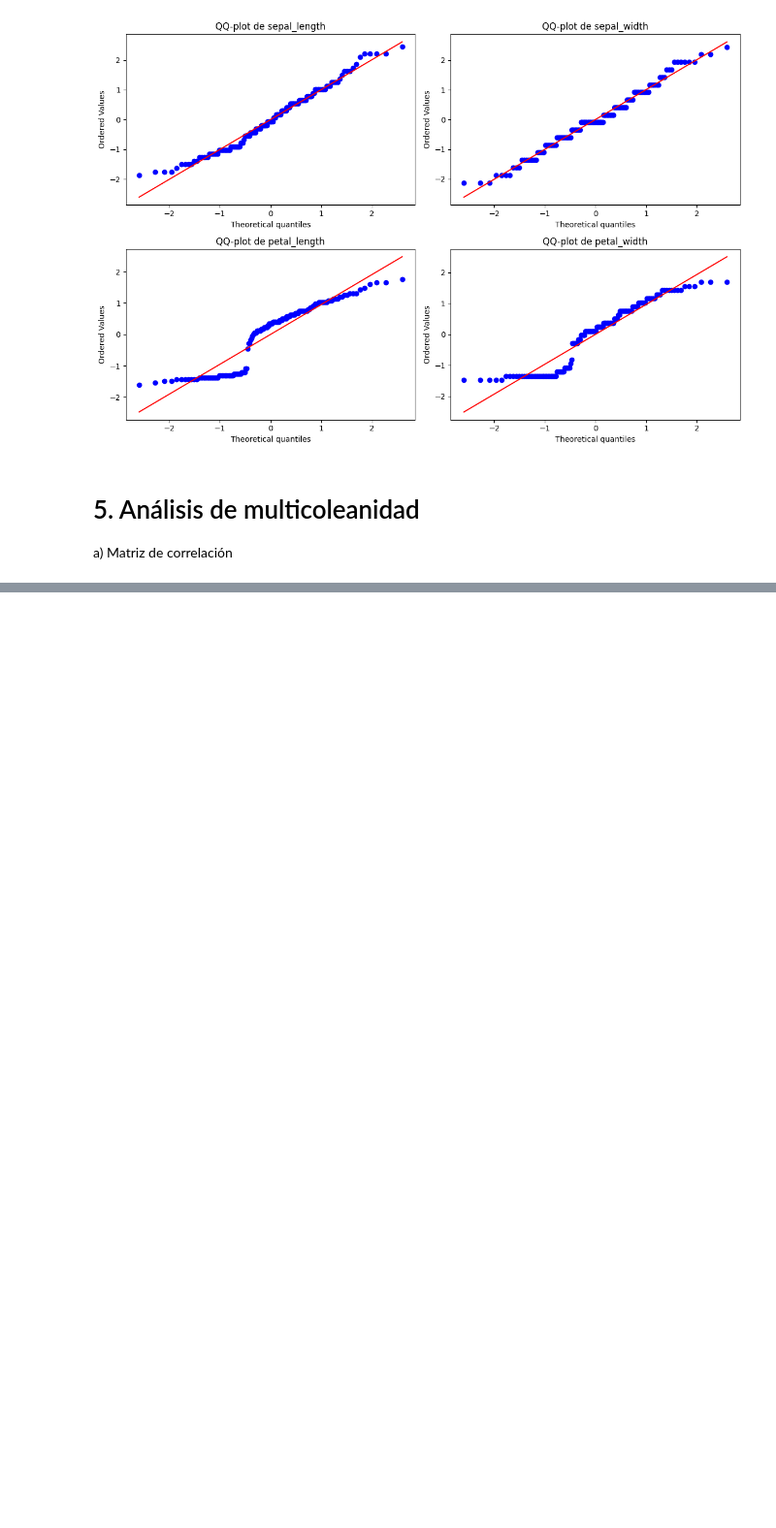
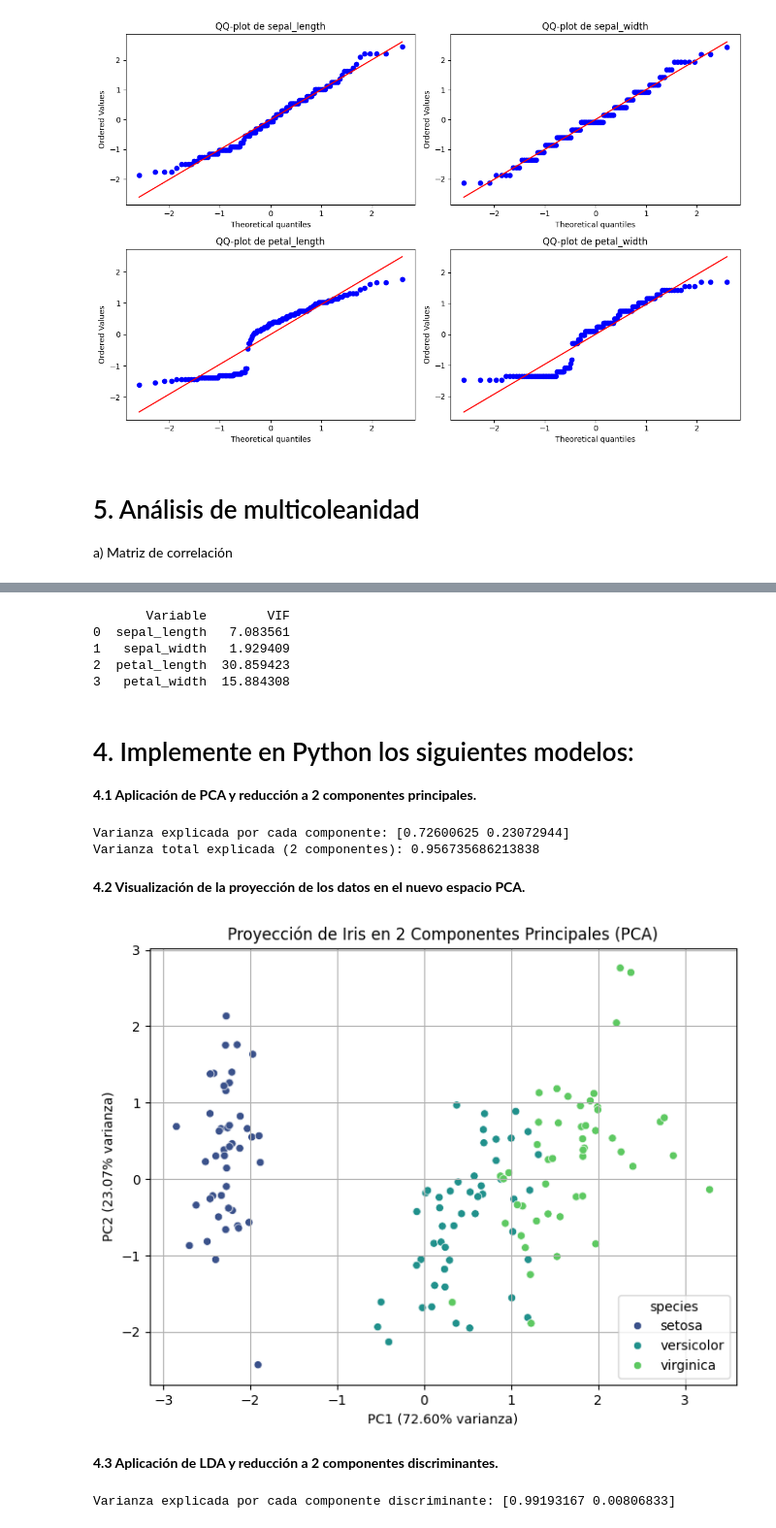
Before and after one commit to dunkelheitEXE/PythonLab, a Jupyter notebook: Tarea2.ipynb, the cells around one changed output, grey strips where cells are left out. Shown: that part at 97% size. Drawn from its saved outputs; the diff is of its cells as text; code cells hidden in the pictures; blank space fills up the shorter version.

```diff
--- a/Tarea2.ipynb
+++ b/Tarea2.ipynb
@@ -90,0 +101,61 @@ a) Matriz de correlación
+# %%
+vif_data = pd.DataFrame()
+vif_data["Variable"] = numeric_cols
+vif_data["VIF"] = [variance_inflation_factor(X_scaled.values, i) for i in range(len(numeric_cols))]
+print(vif_data)
+# %% [output]
+       Variable        VIF
+0  sepal_length   7.083561
+1   sepal_width   1.929409
+2  petal_length  30.859423
+3   petal_width  15.884308
+# %% [markdown]
+# 4. Implemente en Python los siguientes modelos:
+
+**4.1 Aplicación de PCA y reducción a 2 componentes principales.**
+# %%
+from sklearn.decomposition import PCA
+
+# Aplicar PCA
+pca = PCA(n_components=2)
+X_pca = pca.fit_transform(X_scaled)
+
+# Crear DataFrame con los componentes
+df_pca = pd.DataFrame(X_pca, columns=['PC1', 'PC2'])
+df_pca['species'] = df_clean['species'].values  # Añadir columna de especies
+
+# Varianza explicada
+print("Varianza explicada por cada componente:", pca.explained_variance_ratio_)
+print("Varianza total explicada (2 componentes):", sum(pca.explained_variance_ratio_))
+# %% [output]
+Varianza explicada por cada componente: [0.72600625 0.23072944]
+Varianza total explicada (2 componentes): 0.956735686213838
+# %% [markdown]
+**4.2 Visualización de la proyección de los datos en el nuevo espacio PCA.**
+# %%
+plt.figure(figsize=(8, 6))
+sns.scatterplot(data=df_pca, x='PC1', y='PC2', hue='species', palette='viridis')
+plt.title("Proyección de Iris en 2 Componentes Principales (PCA)")
+plt.xlabel(f"PC1 ({pca.explained_variance_ratio_[0]:.2%} varianza)")
+plt.ylabel(f"PC2 ({pca.explained_variance_ratio_[1]:.2%} varianza)")
+plt.grid()
+plt.show()
+# %% [output]
+[figure, added]
+# %% [markdown]
+**4.3 Aplicación de LDA y reducción a 2 componentes discriminantes.**
+# %%
+from sklearn.discriminant_analysis import LinearDiscriminantAnalysis as LDA
+
+# Aplicar LDA
+lda = LDA(n_components=2)
+X_lda = lda.fit_transform(X_scaled, df_clean['species'])  # LDA requiere etiquetas (y)
+
+# Crear DataFrame con los componentes
+df_lda = pd.DataFrame(X_lda, columns=['LD1', 'LD2'])
+df_lda['species'] = df_clean['species']
+
+# Porcentaje de separación entre clases
+print("Varianza explicada por cada componente discriminante:", lda.explained_variance_ratio_)
+# %% [output]
+Varianza explicada por cada componente discriminante: [0.99193167 0.00806833]
```
Also changed, not shown: parts of 9 cells of this notebook.
